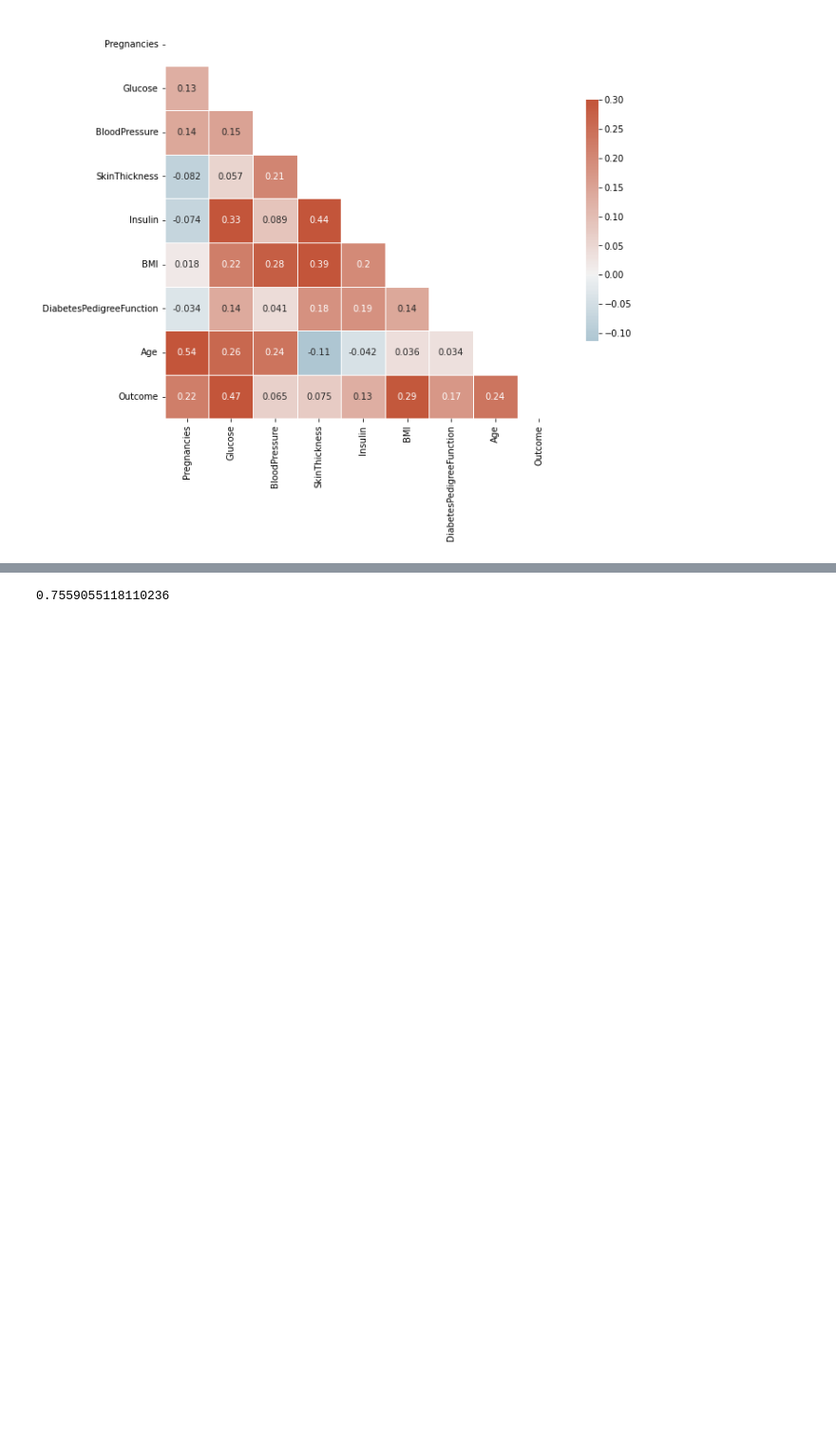
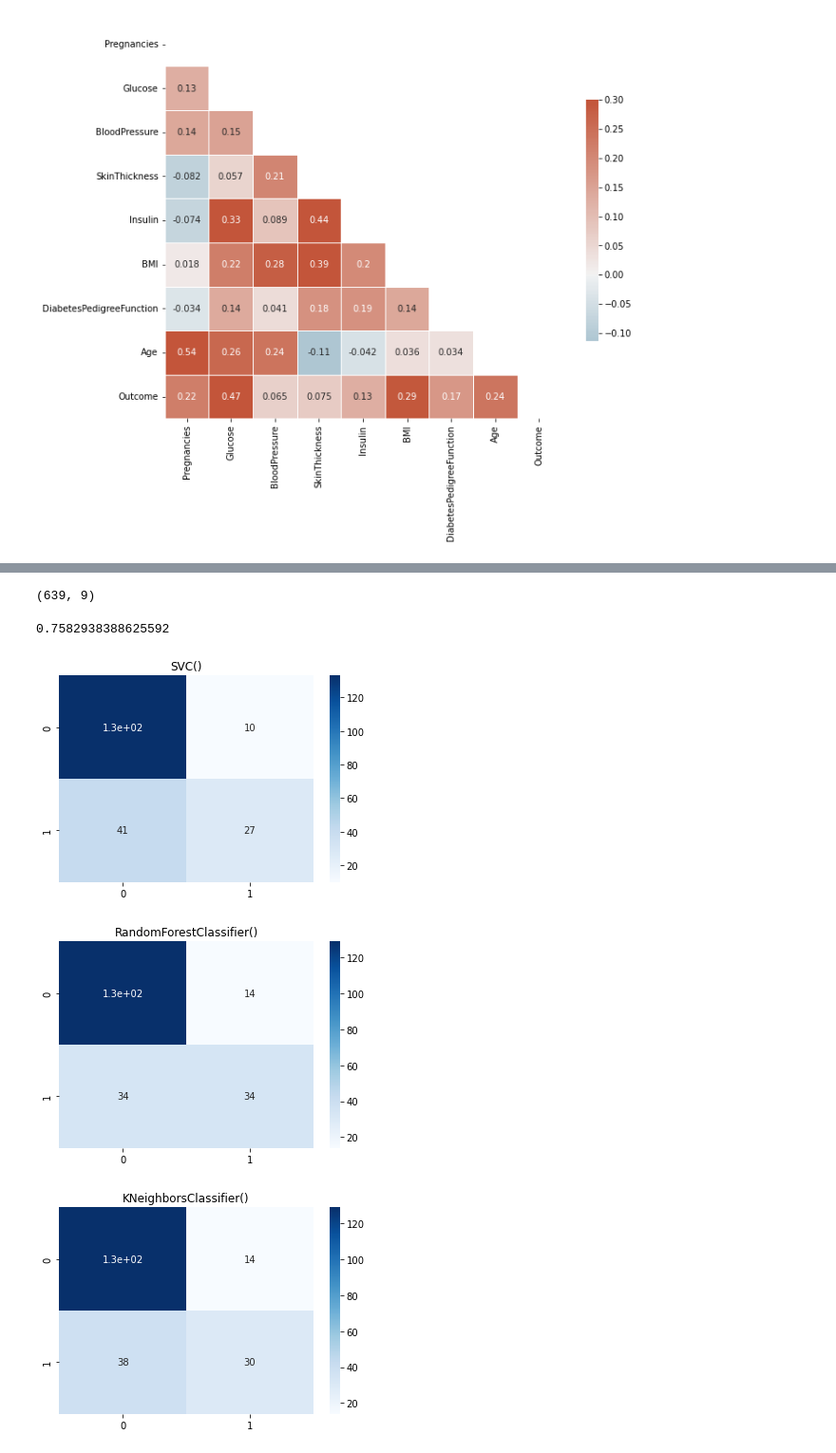
Before and after one commit to kevoinno/data-science-projects, a Jupyter notebook: diabetes-analysis/diabetes-analysis.ipynb, the cells around one changed output, grey strips where cells are left out. Shown: that part at 95% size. Cells and saved outputs as stored; diff of their text form; code cells hidden in the pictures; blank space fills up the shorter version.

```diff
--- a/diabetes-analysis/diabetes-analysis.ipynb
+++ b/diabetes-analysis/diabetes-analysis.ipynb
@@ -163,0 +156,7 @@ sns.heatmap(corr, mask=mask, cmap=cmap, vmax=.3, center=0,
+# %%
+#Removing outliers from dataset
+#Use IQR method because data is not normally distributed
+Q1 = df.quantile(0.25)
+Q3 = df.quantile(0.75)
+IQR = Q3 - Q1
+print(IQR)
@@ -164,3 +174,8 @@ sns.heatmap(corr, mask=mask, cmap=cmap, vmax=.3, center=0,
+# %%
+df = df[~((df < (Q1 - 1.5 * IQR)) |(df > (Q3 + 1.5 * IQR))).any(axis=1)]
+df.shape
+# %% [output]
+(639, 9)
 # %%
 #Scaling data
 X = df.drop(['Outcome'], axis = 1)
@@ -175,17 +190,26 @@ model = SVC()
 model.fit(X_train, y_train)
 model.score(X_test, y_test)
 # %% [output]
-0.7559055118110236
+0.7582938388625592
 # %%
 #Create function to test different models
 models = [SVC(), RandomForestClassifier(), KNeighborsClassifier()]
 scores = []
 cross_val_scores = []
 def test_model(model, X_train, y_train, X_test, y_test):
     model.fit(X_train, y_train)
     scores.append(model.score(X_test, y_test))
     cross_val_scores.append((cross_val_score(model, X_scaled, y, cv=3)).mean())
+    y_pred = model.predict(X_test)
+    cf = confusion_matrix(y_test, y_pred)
+    sns.heatmap(cf, annot = True, cmap = 'Blues')
+    plt.title(i)
+    plt.show()
 for i in models:
     test_model(i, X_train, y_train, X_test, y_test)
+# %% [output]
+[figure, added]
+[figure, added]
+[figure, added]
 # %%
 def display_scores(scores, cross_val_scores):
```
Also changed, not shown: parts of 13 cells of this notebook.
